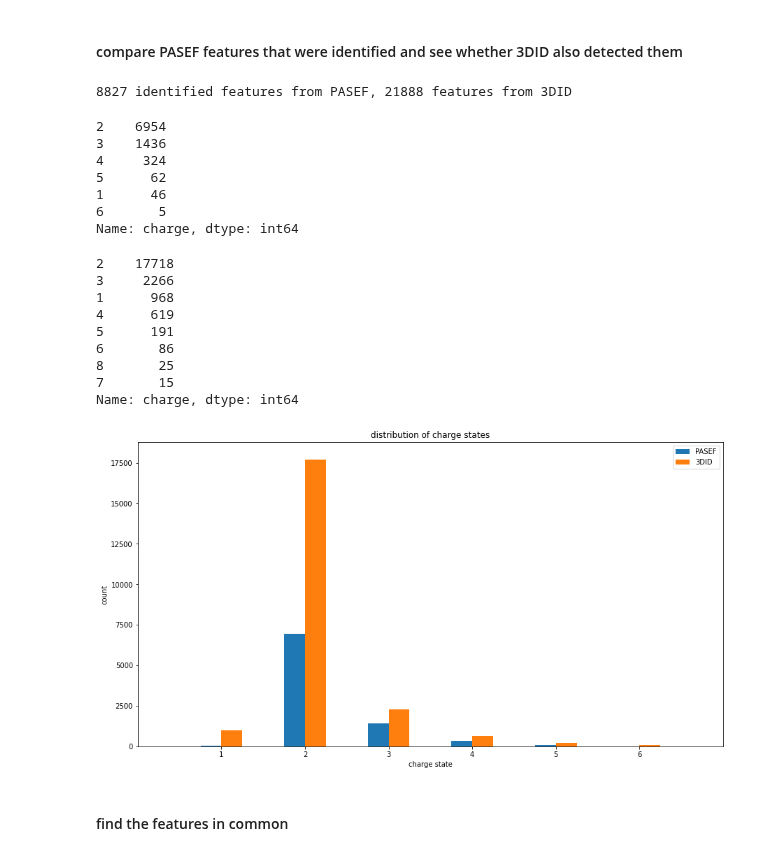
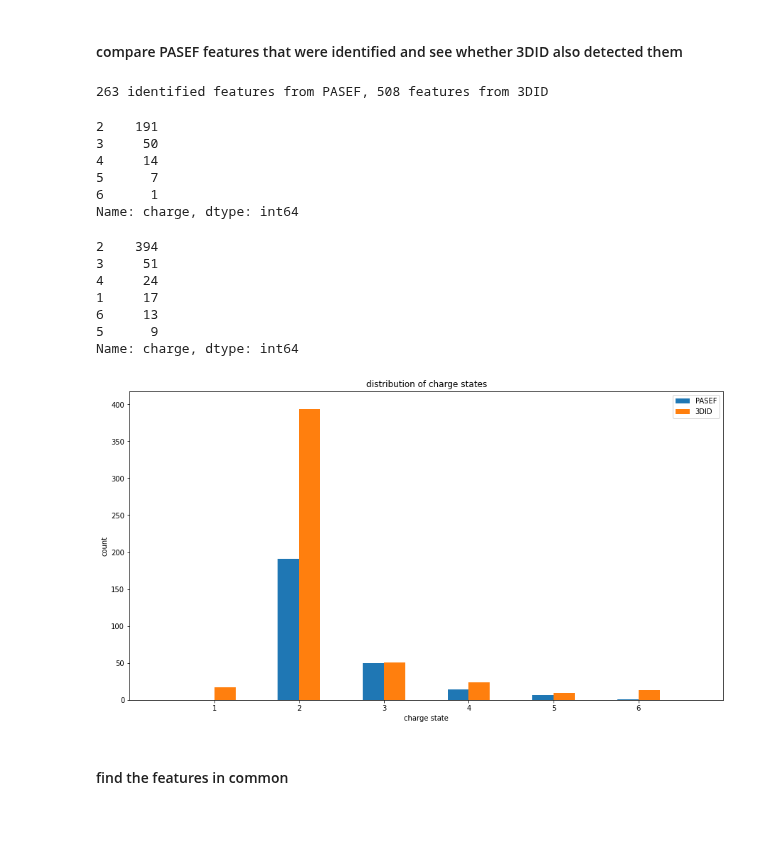
Before and after one commit to WEHI-Proteomics/tfde, a Jupyter notebook: notebooks/paper 4 - features found by both 3DID and PASEF.ipynb, the cells around one changed output. Cells and saved outputs as stored; diff of their text form; code cells hidden in the pictures; blank space fills up the shorter version.

```diff
--- a/notebooks/paper 4 - features found by both 3DID and PASEF.ipynb
+++ b/notebooks/paper 4 - features found by both 3DID and PASEF.ipynb
@@ -15,19 +15,26 @@ run_name = 'P3856_YHE211_1_Slot1-1_1_5104'
 
 EXPERIMENT_DIR = '/media/big-ssd/experiments/{}'.format(experiment_name)
 
-IDENTS_PASEF_DIR = '{}/P3856-results-cs-false-fmdw-true-2021-04-28-22-33-56/identifications-pasef'.format(expanduser("~"))
+RESULTS_DIR = '/media/big-ssd/results-P3856'
+IDENTS_PASEF_DIR = '{}/P3856-results-cs-true-fmdw-true-2021-05-20-02-44-34/identifications-pasef'.format(RESULTS_DIR)
 IDENTS_PASEF_FILE = '{}/exp-{}-identifications-pasef-recalibrated.pkl'.format(IDENTS_PASEF_DIR, experiment_name)
 
 FEATURES_3DID_DIR = '{}/features-3did'.format(EXPERIMENT_DIR)
 FEATURES_3DID_FILE = '{}/exp-{}-run-{}-features-3did-dedup.pkl'.format(FEATURES_3DID_DIR, experiment_name, run_name)
 # %%
 MAXIMUM_Q_VALUE = 0.01
+# %%
+mz_lower = 700.0
+mz_upper = 720.0
+rt_lower = 1650
+rt_upper = 2200
 # %%
 # load the features identified by PASEF
 with open(IDENTS_PASEF_FILE, 'rb') as handle:
     d = pickle.load(handle)
 idents_pasef_df = d['identifications_df']
 idents_pasef_df = idents_pasef_df[(idents_pasef_df.run_name == run_name) & (idents_pasef_df['percolator q-value'] <= MAXIMUM_Q_VALUE)]
+idents_pasef_df = idents_pasef_df[(idents_pasef_df.mono_mz >= mz_lower) & (idents_pasef_df.mono_mz <= mz_upper) & (idents_pasef_df.rt_apex >= rt_lower) & (idents_pasef_df.rt_apex <= rt_upper)]
 # %%
 # load the features detected by 3DID
 with open(FEATURES_3DID_FILE, 'rb') as handle:
@@ -36,58 +43,55 @@ features_3did_df = d['features_df']
 # %%
 print('{} identified features from PASEF, {} features from 3DID'.format(len(idents_pasef_df), len(features_3did_df)))
 # %% [output]
-8827 identified features from PASEF, 21888 features from 3DID
+263 identified features from PASEF, 508 features from 3DID
 # %%
 idents_pasef_df.charge.value_counts()
 # %% [output]
-2    6954
-3    1436
-4     324
-5      62
-1      46
-6       5
+2    191
+3     50
+4     14
+5      7
+6      1
 Name: charge, dtype: int64
 # %%
 features_3did_df.charge.value_counts()
 # %% [output]
-2    17718
-3     2266
-1      968
-4      619
-5      191
-6       86
-8       25
-7       15
+2    394
+3     51
+4     24
+1     17
+6     13
+5      9
 Name: charge, dtype: int64
 # %%
 f, ax1 = plt.subplots()
 f.set_figheight(8)
 f.set_figwidth(15)
 
 plt.margins(0.06)
 plt.title('')
 
 barwidth = 0.25
 
 pos1 = [x - barwidth/2 for x in range(max(idents_pasef_df.charge.max(), features_3did_df.charge.max())+1)]
 pos2 = [x + barwidth for x in pos1]
 
-counts = np.bincount(idents_pasef_df.charge, minlength=9)
+counts = np.bincount(idents_pasef_df.charge, minlength=6)
 ax1.bar(pos1, counts, width=barwidth, align='center', label='PASEF')
 
-counts = np.bincount(features_3did_df.charge, minlength=9)
+counts = np.bincount(features_3did_df.charge, minlength=6)
 ax1.bar(pos2, counts, width=barwidth, align='center', label='3DID')
 
 ax1.set(xticks=range(1,idents_pasef_df.charge.max()+1), xlim=[0, idents_pasef_df.charge.max()+1])
 
 plt.xlabel('charge state')
 plt.ylabel('count')
 plt.title('distribution of charge states')
 
 plt.legend()
 plt.show()
 # %% [output]
-[figure, old version]
+[figure, new version]
 # %% [markdown]
 #### find the features in common
 # %%
```
Also changed, not shown: parts of 19 cells of this notebook, 1 other file.
